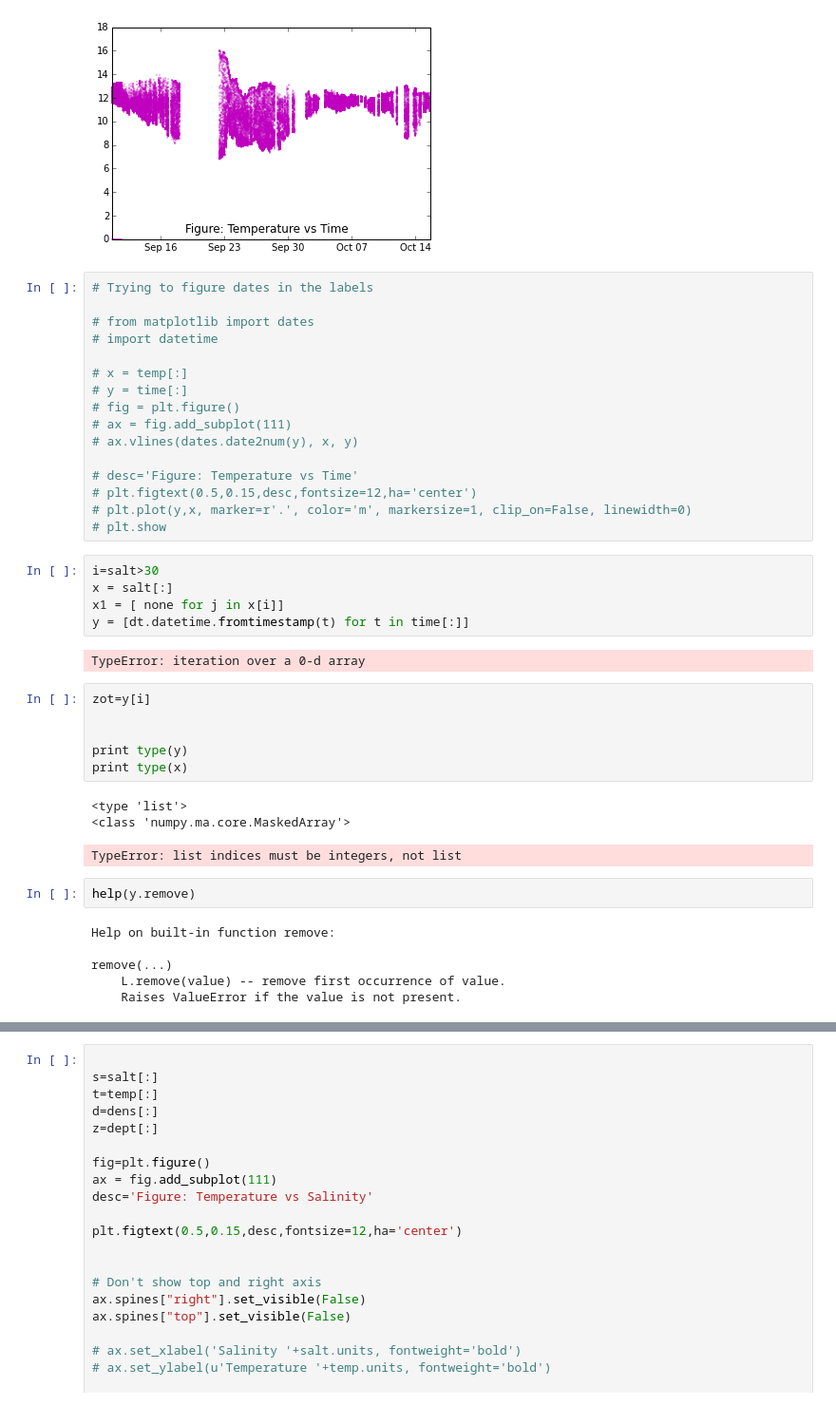
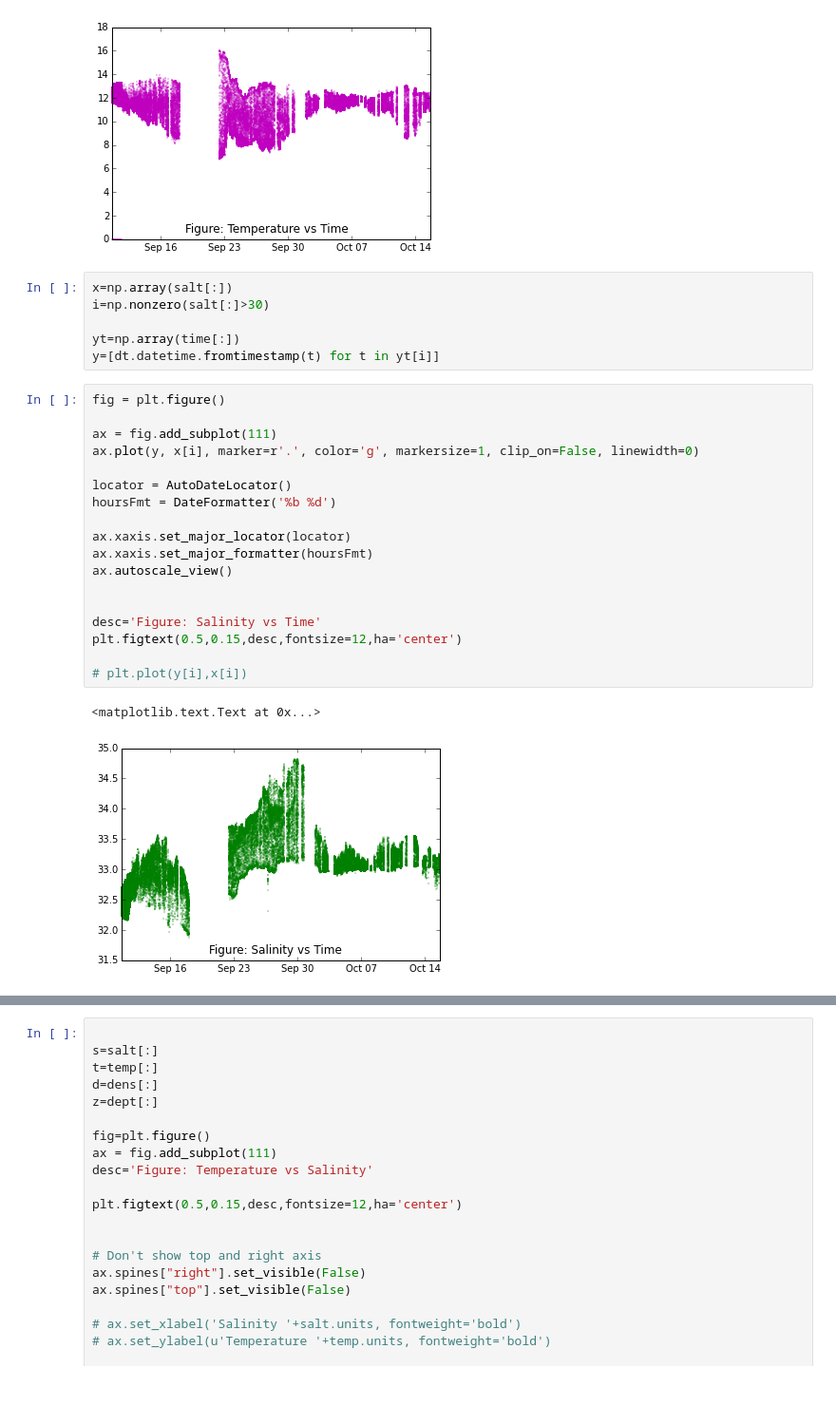
Before and after one commit to duncombe-noaa/system-test, a Jupyter notebook: Theme_4_Glider_Data_Visualization/Glider_Data/Glider_Data_Read.ipynb, the cells around one changed output, grey strips where cells are left out. Shown at 95% size. Saved outputs shown, nothing was run; the diff lists cells and outputs as text.

```diff
--- a/Theme_4_Glider_Data_Visualization/Glider_Data/Glider_Data_Read.ipynb
+++ b/Theme_4_Glider_Data_Visualization/Glider_Data/Glider_Data_Read.ipynb
@@ -188,44 +184,30 @@ plt.figtext(0.5,0.15,desc,fontsize=12,ha='center')
 # %% [output]
 <matplotlib.text.Text at 0x...>
 [figure]
+# %%
+x=np.array(salt[:])
+i=np.nonzero(salt[:]>30)
+
+yt=np.array(time[:])
+y=[dt.datetime.fromtimestamp(t) for t in yt[i]]
 # %%
-# Trying to figure dates in the labels
+fig = plt.figure()
 
-# from matplotlib import dates
-# import datetime
+ax = fig.add_subplot(111)
+ax.plot(y, x[i], marker=r'.', color='g', markersize=1, clip_on=False, linewidth=0)
 
-# x = temp[:]
-# y = time[:]
-# fig = plt.figure()
-# ax = fig.add_subplot(111)
-# ax.vlines(dates.date2num(y), x, y)
+locator = AutoDateLocator()
+hoursFmt = DateFormatter('%b %d')
 
-# desc='Figure: Temperature vs Time'
-# plt.figtext(0.5,0.15,desc,fontsize=12,ha='center')
-# plt.plot(y,x, marker=r'.', color='m', markersize=1, clip_on=False, linewidth=0)
-# plt.show
+ax.xaxis.set_major_locator(locator)
+ax.xaxis.set_major_formatter(hoursFmt)
+ax.autoscale_view()
+
+
+desc='Figure: Salinity vs Time'
+plt.figtext(0.5,0.15,desc,fontsize=12,ha='center')
+
+# plt.plot(y[i],x[i])
+# %% [output]
+<matplotlib.text.Text at 0x...>
+[figure, added]
-# %%
-i=salt>30
-x = salt[:]
-x1 = [ none for j in x[i]]
-y = [dt.datetime.fromtimestamp(t) for t in time[:]]
-# %% [output]
-TypeError: iteration over a 0-d array
-# %%
-zot=y[i]
-
-
-print type(y)
-print type(x)
-# %% [output]
-<type 'list'>
-<class 'numpy.ma.core.MaskedArray'>
-TypeError: list indices must be integers, not list
-# %%
-help(y.remove)
-# %% [output]
-Help on built-in function remove:
-
-remove(...)
-    L.remove(value) -- remove first occurrence of value.
-    Raises ValueError if the value is not present.
```
Also changed, not shown: parts of 6 cells of this notebook.
